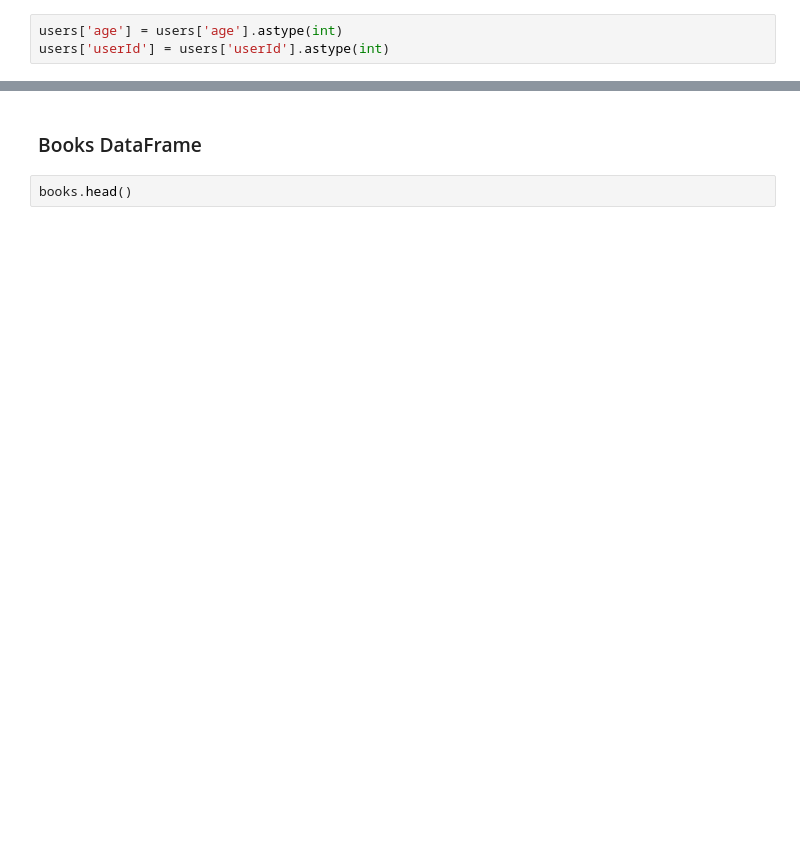
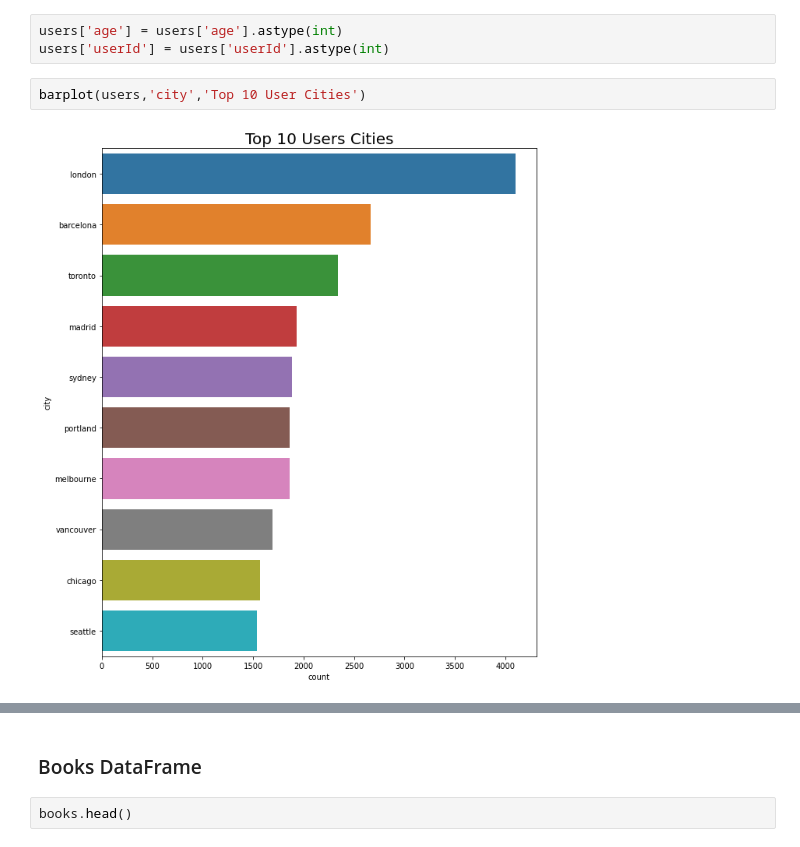
Before and after one commit to mohsenMahmoodzadeh/book-crossing-recommender-system, a Jupyter notebook: Data_Preprocessing.ipynb, the cells around one changed output, grey strips where cells are left out. Drawn from its saved outputs; the diff is of its cells as text; blank space fills up the shorter version.

Commit message:
Users preprocessing: top 10 countries and cities added

```diff
--- a/Data_Preprocessing.ipynb
+++ b/Data_Preprocessing.ipynb
@@ -135,3 +131,7 @@ users.head()
 # %%
 users['age'] = users['age'].astype(int)
 users['userId'] = users['userId'].astype(int)
+# %%
+barplot(users,'city','Top 10 User Cities')
+# %% [output]
+[figure, added]
```
Also changed, not shown: parts of 9 cells of this notebook.
